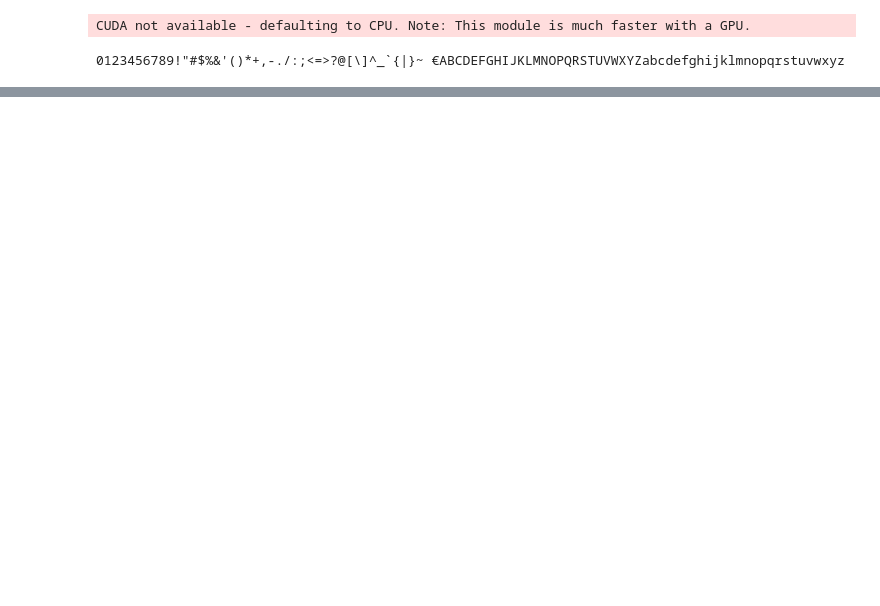
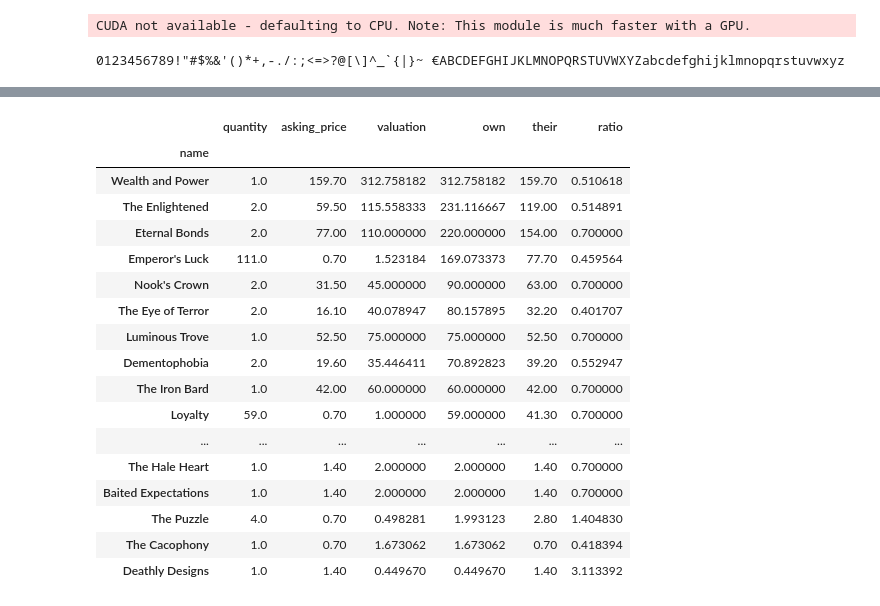
Before and after one commit to arpheno/poe, a Jupyter notebook: tab_analyzer.ipynb, the cells around one changed output, grey strips where cells are left out. Saved outputs shown, nothing was run; the diff lists cells and outputs as text; code cells hidden in the pictures; blank space fills up the shorter version.

```diff
--- a/tab_analyzer.ipynb
+++ b/tab_analyzer.ipynb
@@ -134,0 +180,6 @@ df
+# %%
+df['lookup']=df.index.map(xxxmap_div_card_name)
+df=df.join(pd.Series(valuations,name='valuation'),on='lookup').drop(['lookup','total_exalt'],axis=1)
+df['valuation']=df['valuation'].fillna(df.price)
+df=df.drop(['price','total_chaos'],axis=1)
+df.head()
@@ -134,0 +194,24 @@ df
+# %%
+df['own']=df.quantity*df.valuation
+df['their']=df.quantity*df.asking_price
+df['ratio']=df.their/df.own
+df.sort_values('own',ascending=False).query('ratio<ratio.mean()')
+# %% [output]
+|  | quantity | asking_price | valuation | own | their | ratio |
+| name |  |  |  |  |  |  |
+| Wealth and Power | 1.0 | 159.70 | 312.758182 | 312.758182 | 159.70 | 0.510618 |
+| The Enlightened | 2.0 | 59.50 | 115.558333 | 231.116667 | 119.00 | 0.514891 |
+| Eternal Bonds | 2.0 | 77.00 | 110.000000 | 220.000000 | 154.00 | 0.700000 |
+| Emperor's Luck | 111.0 | 0.70 | 1.523184 | 169.073373 | 77.70 | 0.459564 |
+| Nook's Crown | 2.0 | 31.50 | 45.000000 | 90.000000 | 63.00 | 0.700000 |
+| The Eye of Terror | 2.0 | 16.10 | 40.078947 | 80.157895 | 32.20 | 0.401707 |
+| Luminous Trove | 1.0 | 52.50 | 75.000000 | 75.000000 | 52.50 | 0.700000 |
+| Dementophobia | 2.0 | 19.60 | 35.446411 | 70.892823 | 39.20 | 0.552947 |
+| The Iron Bard | 1.0 | 42.00 | 60.000000 | 60.000000 | 42.00 | 0.700000 |
+| Loyalty | 59.0 | 0.70 | 1.000000 | 59.000000 | 41.30 | 0.700000 |
+| ... | ... | ... | ... | ... | ... | ... |
+| The Hale Heart | 1.0 | 1.40 | 2.000000 | 2.000000 | 1.40 | 0.700000 |
+| Baited Expectations | 1.0 | 1.40 | 2.000000 | 2.000000 | 1.40 | 0.700000 |
+| The Puzzle | 4.0 | 0.70 | 0.498281 | 1.993123 | 2.80 | 1.404830 |
+| The Cacophony | 1.0 | 0.70 | 1.673062 | 1.673062 | 0.70 | 0.418394 |
+| Deathly Designs | 1.0 | 1.40 | 0.449670 | 0.449670 | 1.40 | 3.113392 |
```
Also changed, not shown: parts of 17 cells of this notebook, 14 other files.
